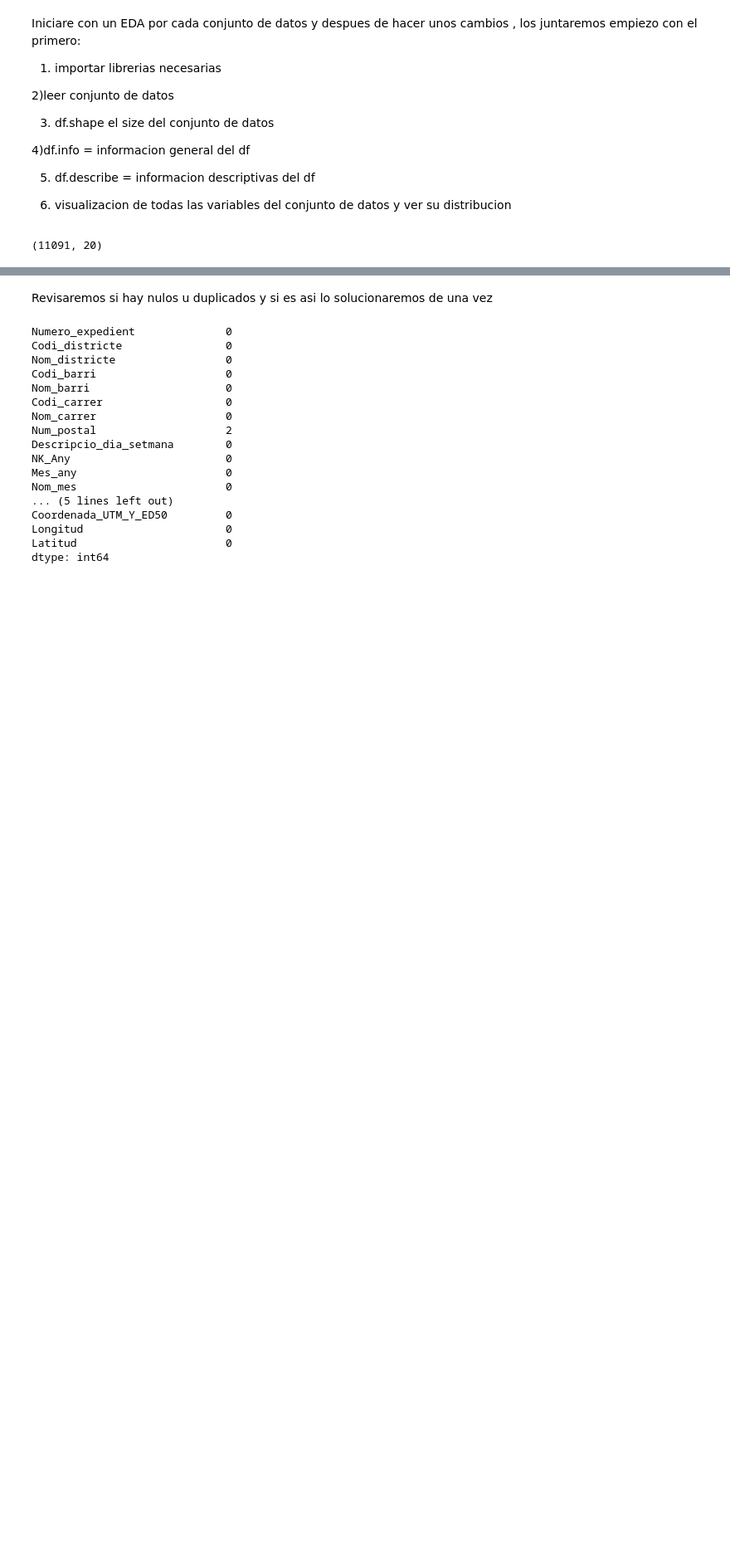
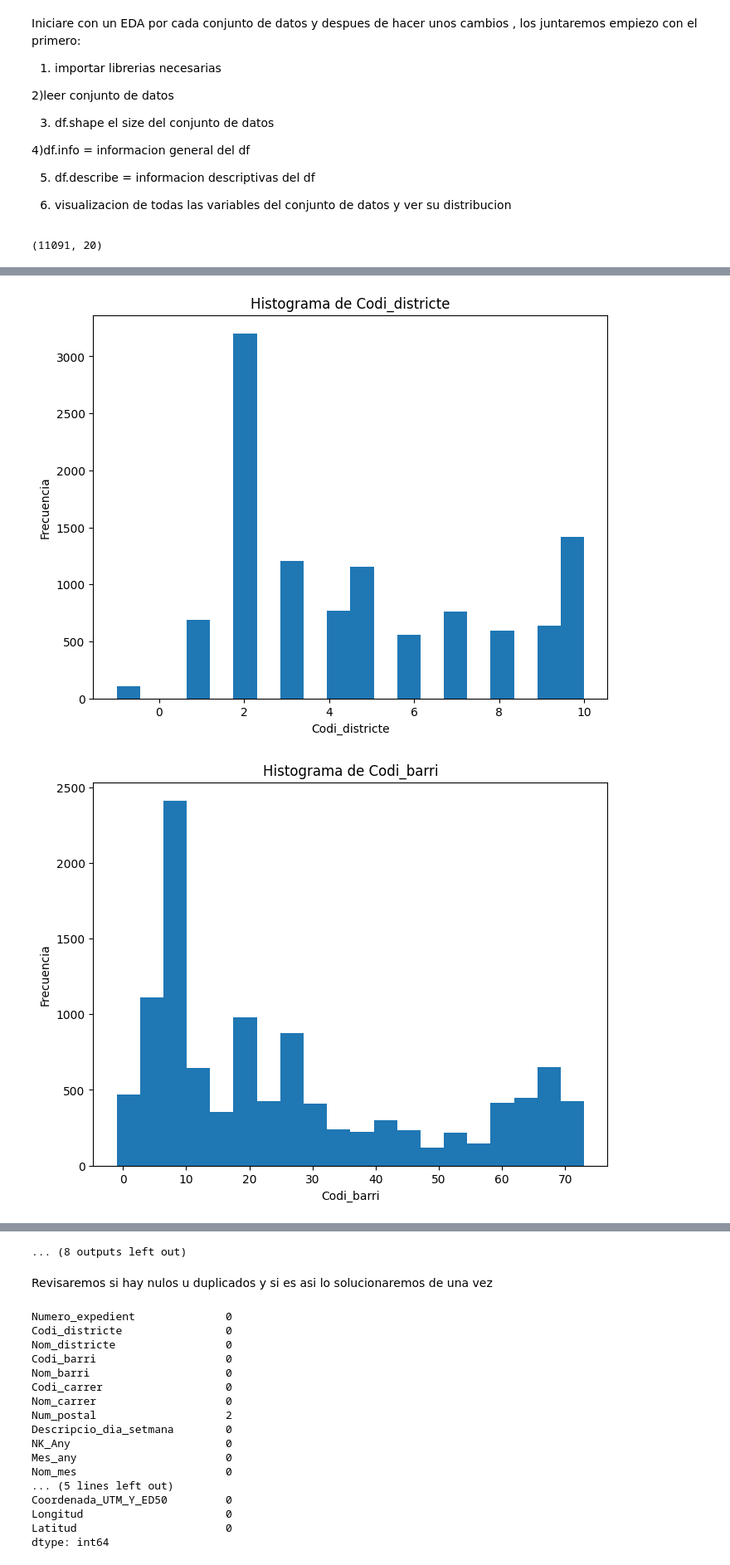
Before and after one commit to Josh1313/hackathon, a Jupyter notebook: accidents.ipynb, the cells around one changed output, grey strips where cells are left out. Shown at 83% size. Cells and saved outputs as stored; diff of their text form; code cells hidden in the pictures; blank space fills up the shorter version.

```diff
--- a/accidents.ipynb
+++ b/accidents.ipynb
@@ -55,38 +55,41 @@ memory usage: 1.7+ MB
 | 75% | 7.000000 | 43.000000 | 312400.000000 | 2017.0 | 10.000000 | 23.000000 | 18.000000 | 431572.690000 | ... |
 | max | 10.000000 | 73.000000 | 701864.000000 | 2017.0 | 12.000000 | 31.000000 | 23.000000 | 435119.930000 | ... |
 # %%
-# def plot_variables(df):
-#     # Obteniendo listas de columnas por tipo de datos
-#     numeric_cols = df.select_dtypes(include=['int', 'float']).columns
-#     categorical_cols = df.select_dtypes(include=['object']).columns
-#     boolean_cols = df.select_dtypes(include=['bool']).columns
+def plot_variables(df):
+    # Obteniendo listas de columnas por tipo de datos
+    numeric_cols = df.select_dtypes(include=['int', 'float']).columns
+    categorical_cols = df.select_dtypes(include=['object']).columns
+    boolean_cols = df.select_dtypes(include=['bool']).columns
 
-#     # Graficar variables numéricas
-#     for col in numeric_cols:
-#         plt.figure(figsize=(8, 6))
-#         plt.hist(df[col], bins=20)
-#         plt.xlabel(col)
-#         plt.ylabel('Frecuencia')
-#         plt.title(f'Histograma de {col}')
-#         plt.show()
+    # Graficar variables numéricas
+    for col in numeric_cols:
+        plt.figure(figsize=(8, 6))
+        plt.hist(df[col], bins=20)
+        plt.xlabel(col)
+        plt.ylabel('Frecuencia')
+        plt.title(f'Histograma de {col}')
+        plt.show()
 
-#     # Graficar variables categóricas
-#     for col in categorical_cols:
-#         plt.figure(figsize=(8, 6))
-#         df[col].value_counts().plot(kind='bar')
-#         plt.xlabel(col)
-#         plt.ylabel('Frecuencia')
-#         plt.title(f'Gráfico de barras de {col}')
-#         plt.show()
+    # Graficar variables categóricas
+    for col in categorical_cols:
+        plt.figure(figsize=(8, 6))
+        df[col].value_counts().plot(kind='bar')
+        plt.xlabel(col)
+        plt.ylabel('Frecuencia')
+        plt.title(f'Gráfico de barras de {col}')
+        plt.show()
 
-#     # Graficar variables booleanas
-#     for col in boolean_cols:
-#         plt.figure(figsize=(8, 6))
-#         df[col].value_counts().plot(kind='bar')
-#         plt.xlabel(col)
-#         plt.ylabel('Frecuencia')
-#         plt.title(f'Gráfico de barras de {col}')
-#         plt.show()
+    # Graficar variables booleanas
+    for col in boolean_cols:
+        plt.figure(figsize=(8, 6))
+        df[col].value_counts().plot(kind='bar')
+        plt.xlabel(col)
+        plt.ylabel('Frecuencia')
+        plt.title(f'Gráfico de barras de {col}')
+        plt.show()
 
 
-# plot_variables(df)
+plot_variables(df)
+# %% [output]
+[figure, added]
+[figure, added]
@@ -93,3 +106,4 @@ memory usage: 1.7+ MB
+... (8 outputs left out)
 # %% [markdown]
  Revisaremos si hay nulos u duplicados y si es asi lo solucionaremos de una vez
 # %%
```
Also changed, not shown: parts of 4 cells of this notebook, 3 other files.
